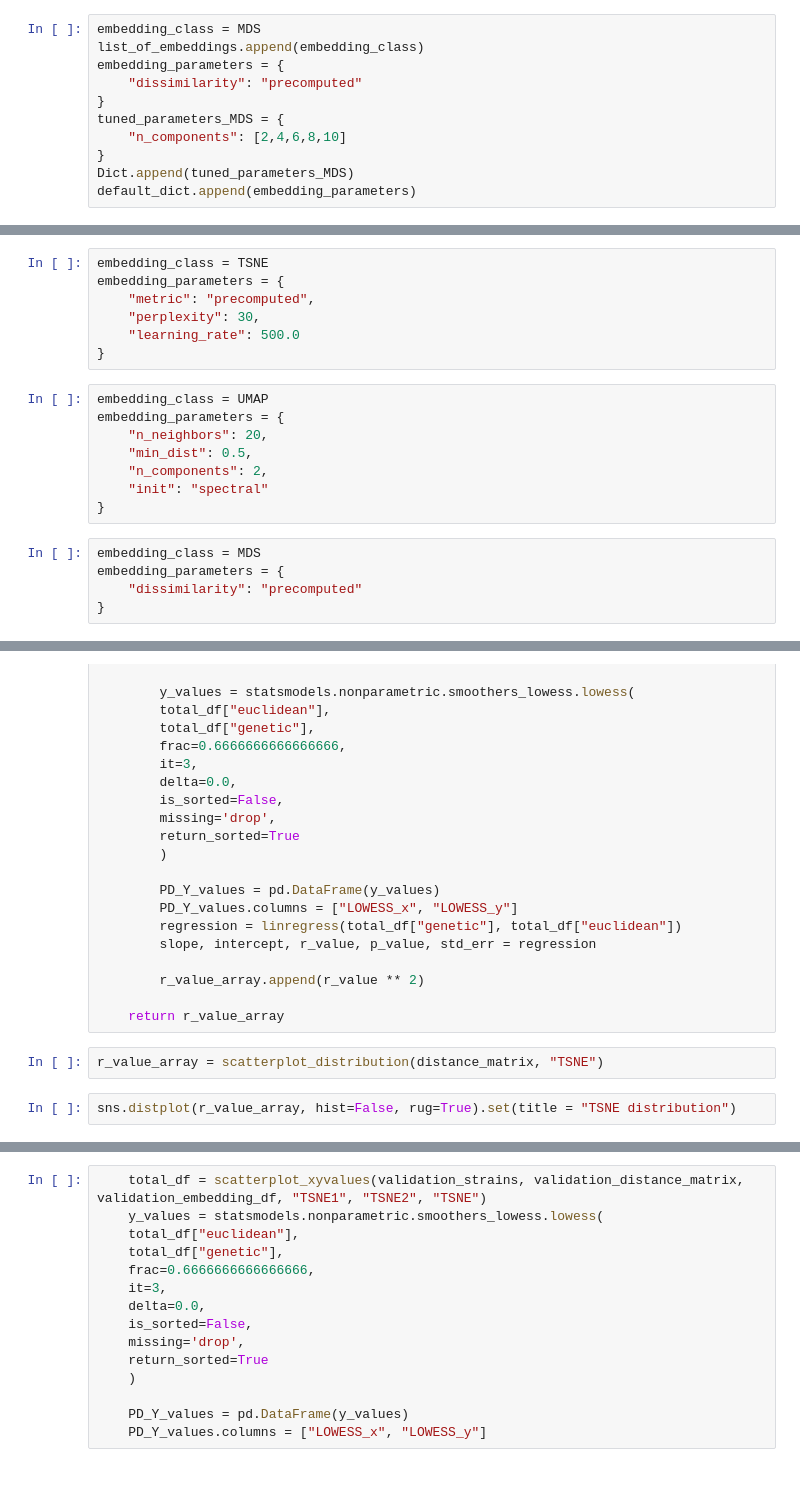
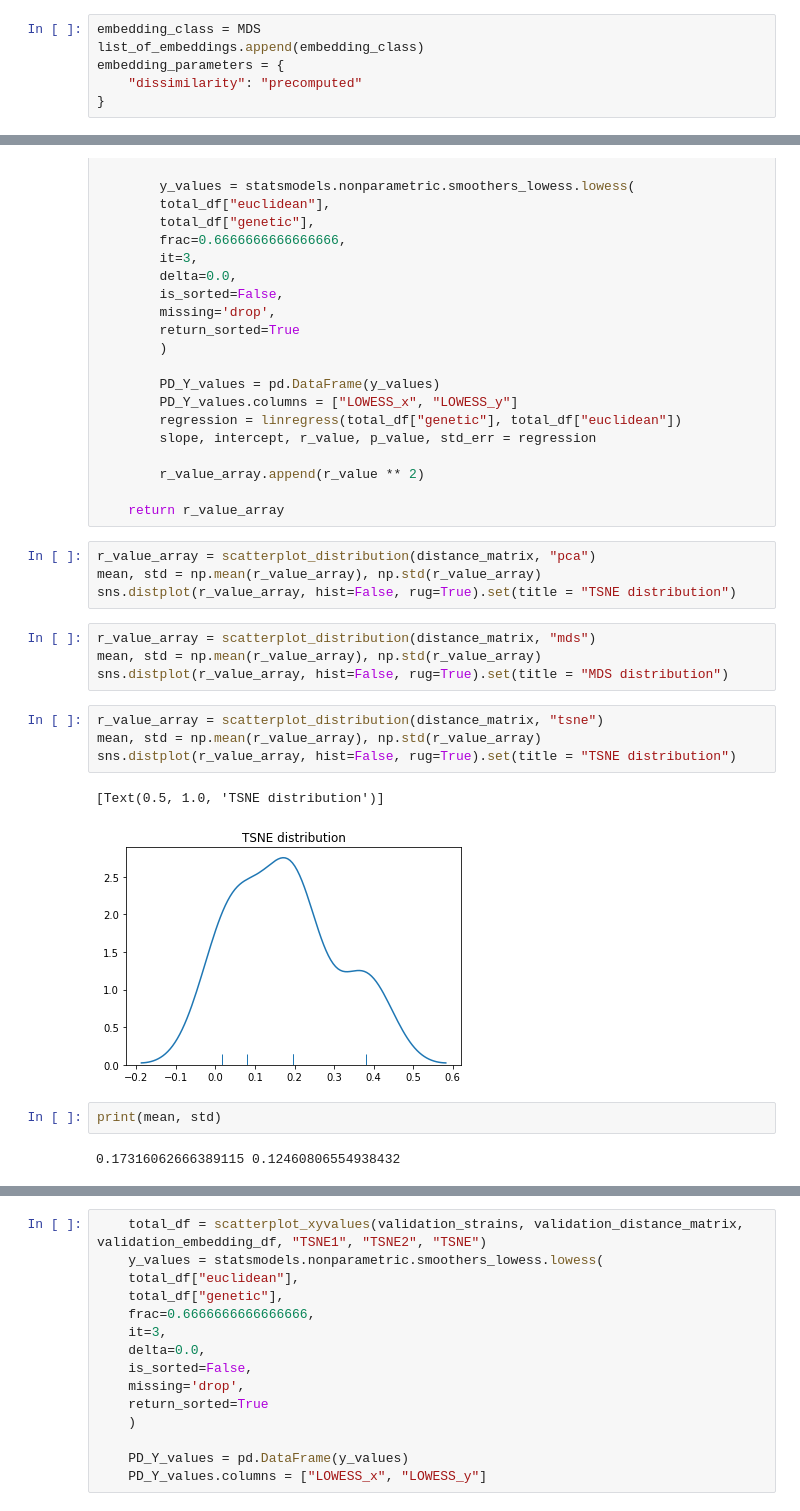
Before and after one commit to blab/cartography, a Jupyter notebook: notebooks/2020-07-28-cross-validation-outline.ipynb, the cells around one changed output, grey strips where cells are left out. Drawn from its saved outputs; the diff is of its cells as text; blank space fills up the shorter version.

```diff
--- a/notebooks/2020-07-28-cross-validation-outline.ipynb
+++ b/notebooks/2020-07-28-cross-validation-outline.ipynb
@@ -165,11 +169,6 @@ list_of_embeddings.append(embedding_class)
 embedding_parameters = {
     "dissimilarity": "precomputed"
 }
-tuned_parameters_MDS = {
-    "n_components": [2,4,6,8,10]
-}
-Dict.append(tuned_parameters_MDS)
-default_dict.append(embedding_parameters)
 # %% [markdown]
 # Exhaustive Grid Search
 # %%
@@ -348,25 +340,5 @@ Name: 10.0, dtype: float64
 # %% [markdown]
 # Main Classification Work
-# %%
-embedding_class = TSNE
-embedding_parameters = {
-    "metric": "precomputed",
-    "perplexity": 30,
-    "learning_rate": 500.0
-}
-# %%
-embedding_class = UMAP
-embedding_parameters = {
-    "n_neighbors": 20,
-    "min_dist": 0.5,
-    "n_components": 2,
-    "init": "spectral"
-}
-# %%
-embedding_class = MDS
-embedding_parameters = {
-    "dissimilarity": "precomputed"
-}
 # %%
 fold_factory = KFold(n_splits=5, shuffle=True)
 folds = fold_factory.split(sequence_names)
@@ -505,7 +497,22 @@ def scatterplot_distribution(distance_matrix, name_of_embedding):
         r_value_array.append(r_value ** 2)
 
     return r_value_array
-# %%
-r_value_array = scatterplot_distribution(distance_matrix, "TSNE")
 # %%
+r_value_array = scatterplot_distribution(distance_matrix, "pca")
+mean, std = np.mean(r_value_array), np.std(r_value_array)
 sns.distplot(r_value_array, hist=False, rug=True).set(title = "TSNE distribution")
+# %%
+r_value_array = scatterplot_distribution(distance_matrix, "mds")
+mean, std = np.mean(r_value_array), np.std(r_value_array)
+sns.distplot(r_value_array, hist=False, rug=True).set(title = "MDS distribution")
+# %%
+r_value_array = scatterplot_distribution(distance_matrix, "tsne")
+mean, std = np.mean(r_value_array), np.std(r_value_array)
+sns.distplot(r_value_array, hist=False, rug=True).set(title = "TSNE distribution")
+# %% [output]
+[Text(0.5, 1.0, 'TSNE distribution')]
+[figure, added]
+# %%
+print(mean, std)
+# %% [output]
+0.17316062666389115 0.12460806554938432
```
Also changed, not shown: parts of 14 cells of this notebook, 10 other files.
